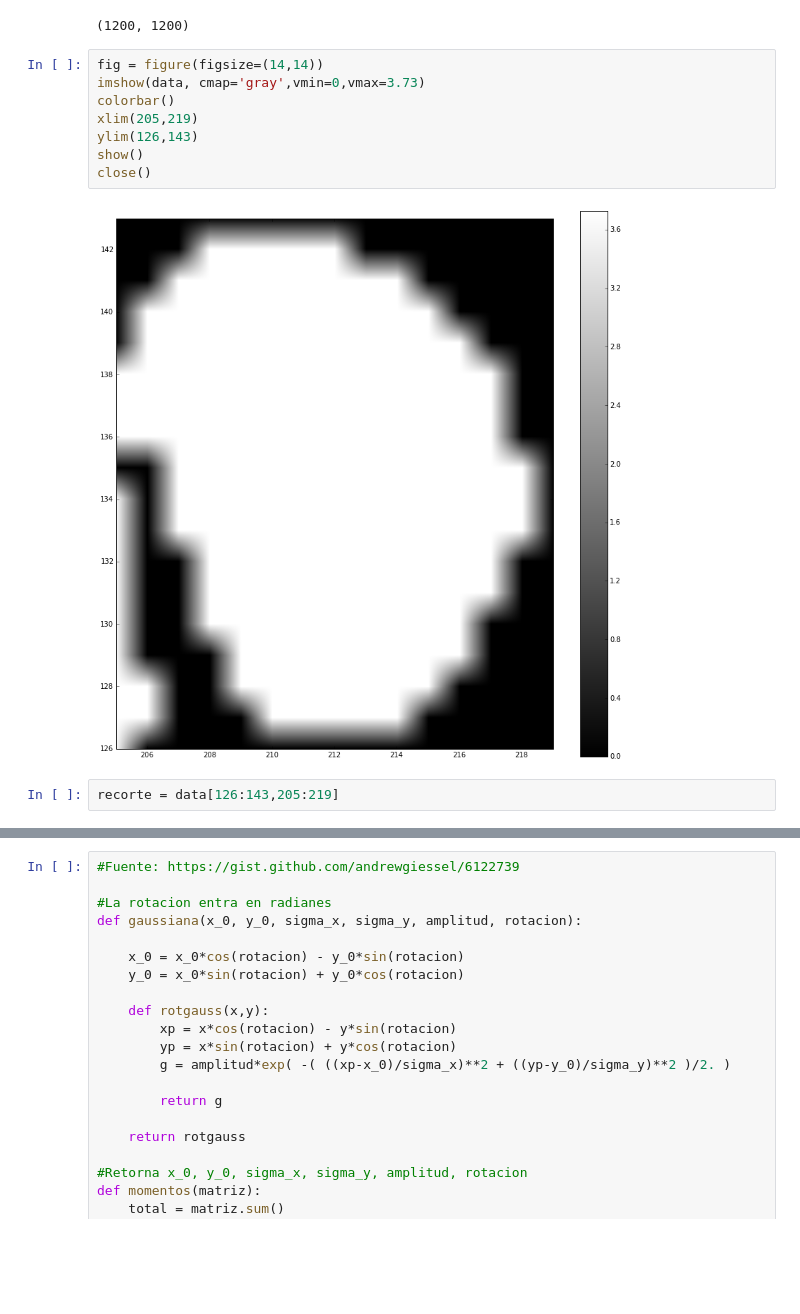
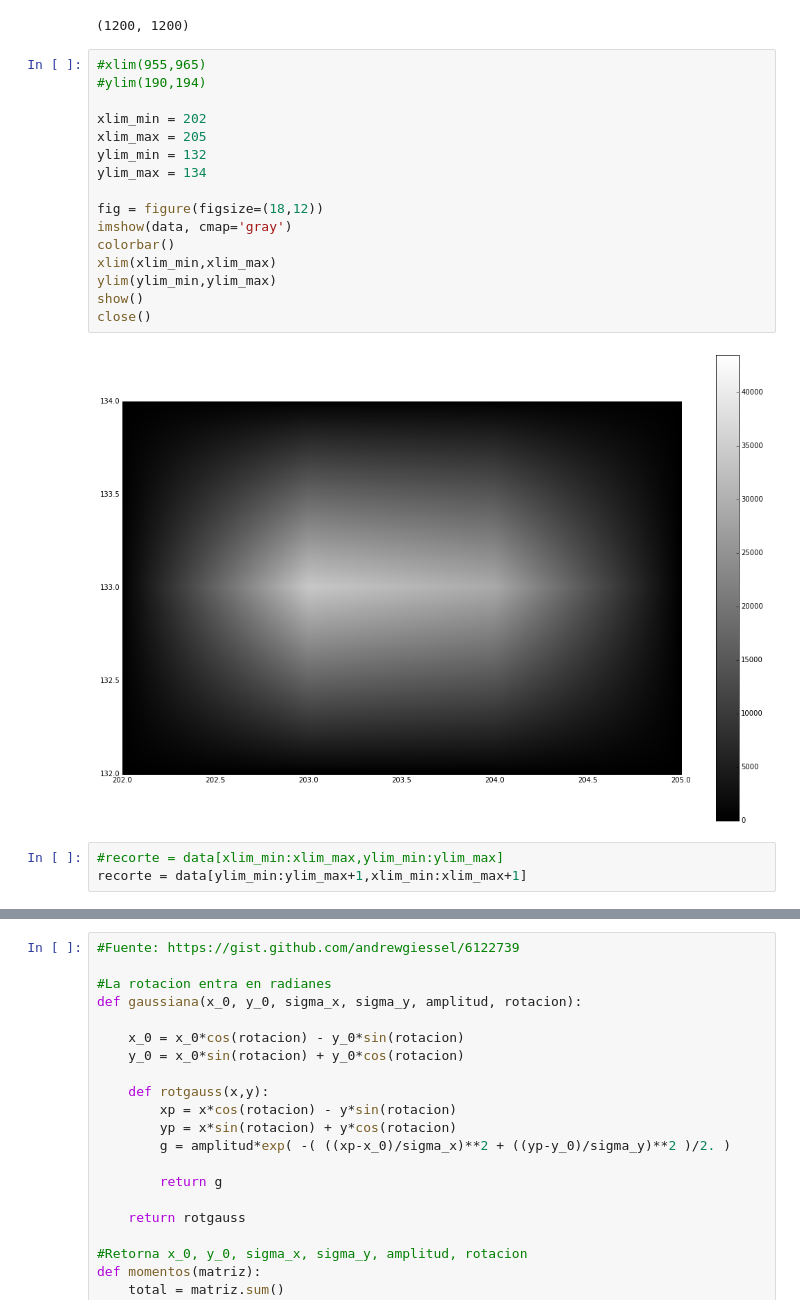
Before and after one commit to mariacamilaremolinagutierrez/MonitoriaInvestigacionLSST, a Jupyter notebook: ModeladoGaussiano.ipynb, the cells around one changed output, grey strips where cells are left out. Cells and saved outputs as stored; diff of their text form; blank space fills up the shorter version.

```diff
--- a/ModeladoGaussiano.ipynb
+++ b/ModeladoGaussiano.ipynb
@@ -24,15 +26,24 @@ shape_data = shape(data)
 print shape_data
 # %% [output]
 (1200, 1200)
-# %%
-fig = figure(figsize=(14,14))
-imshow(data, cmap='gray',vmin=0,vmax=3.73)
-colorbar()
-xlim(205,219)
-ylim(126,143)
-show()
-close()
-# %% [output]
-[figure, removed]
-# %%
-recorte = data[126:143,205:219]
+# %%
+#xlim(955,965)
+#ylim(190,194)
+
+xlim_min = 202
+xlim_max = 205
+ylim_min = 132
+ylim_max = 134
+
+fig = figure(figsize=(18,12))
+imshow(data, cmap='gray')
+colorbar()
+xlim(xlim_min,xlim_max)
+ylim(ylim_min,ylim_max)
+show()
+close()
+# %% [output]
+[figure, added]
+# %%
+#recorte = data[xlim_min:xlim_max,ylim_min:ylim_max]
+recorte = data[ylim_min:ylim_max+1,xlim_min:xlim_max+1]
```
Also changed, not shown: parts of 20 cells of this notebook, 2 other files.
